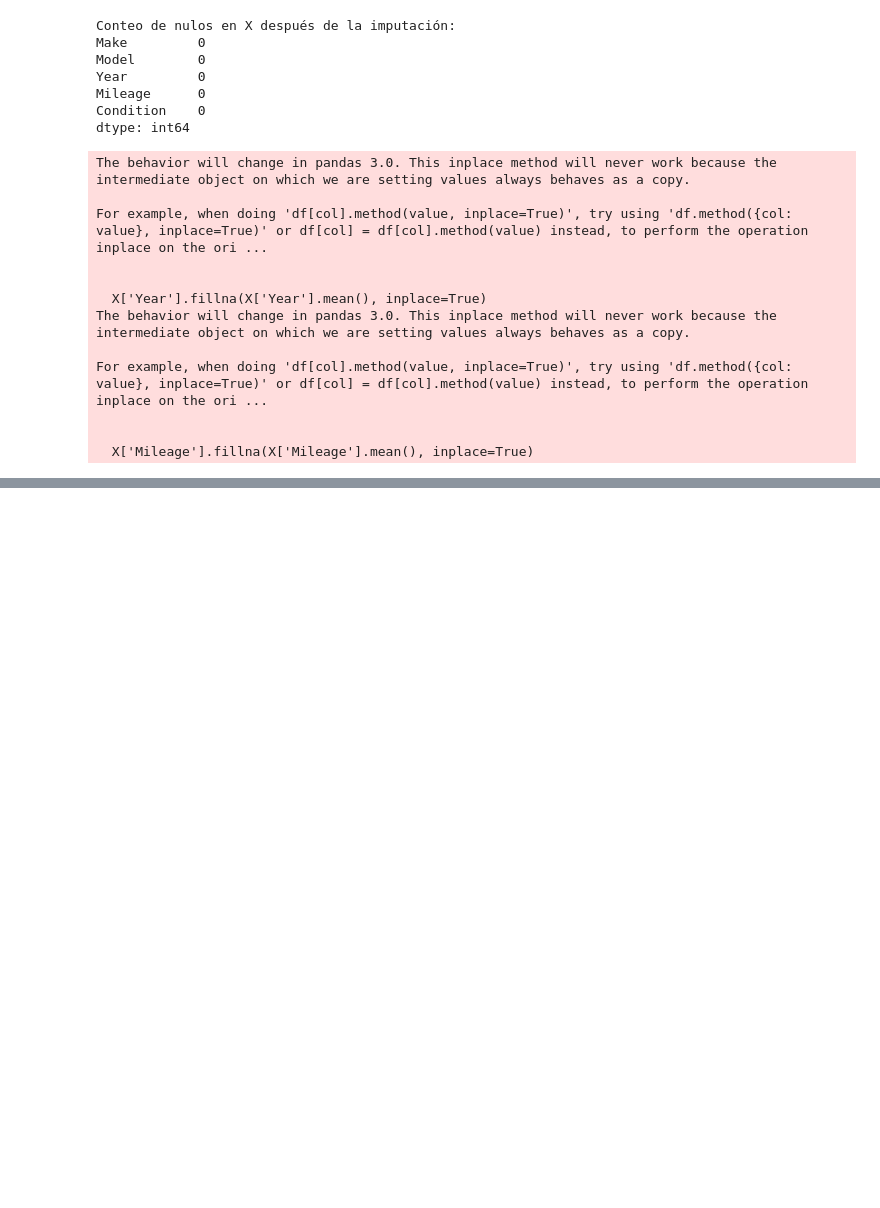
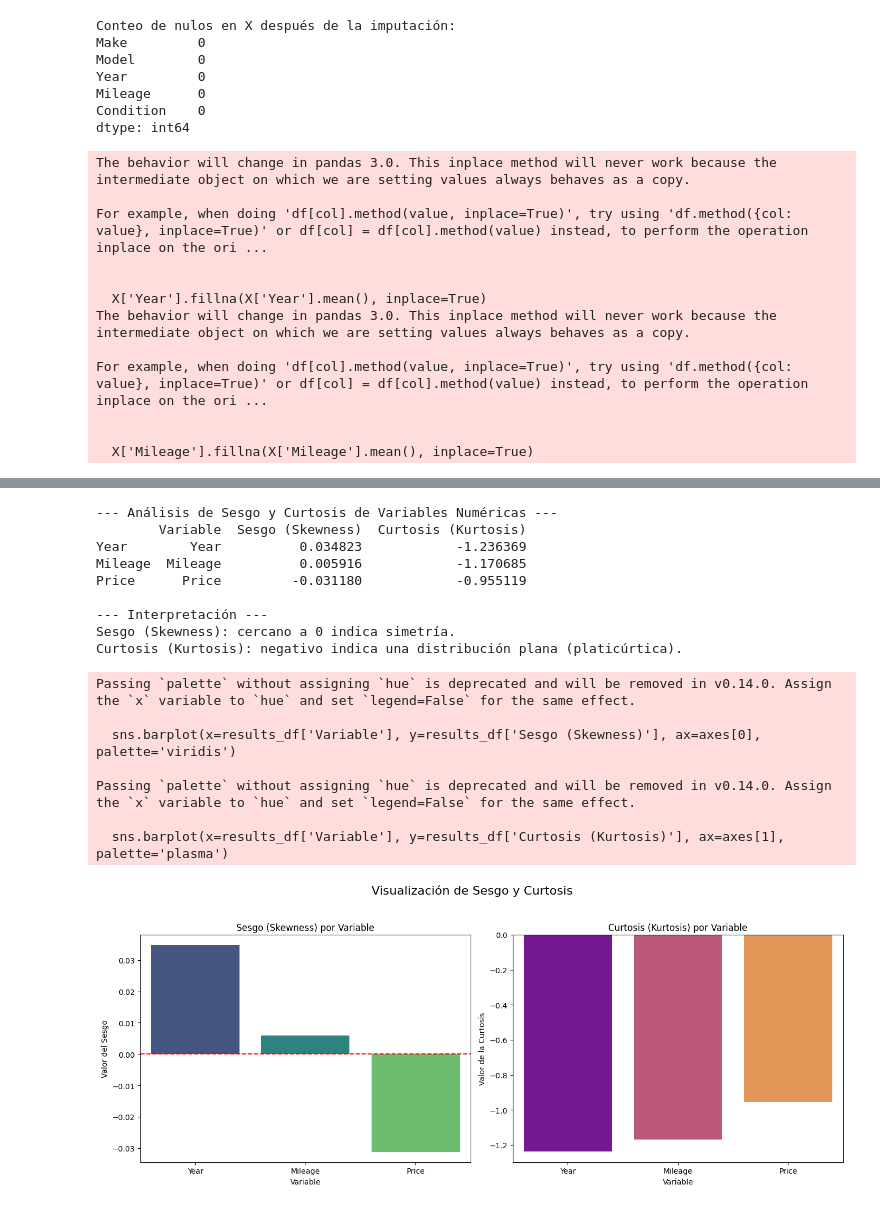
Before and after one commit to super-star-io/master-tasks, a Jupyter notebook: Estadistica Aplicada/Parcial01/tarea02/tarea_02.ipynb, the cells around one changed output, grey strips where cells are left out. Saved outputs shown, nothing was run; the diff lists cells and outputs as text; code cells hidden in the pictures; blank space fills up the shorter version.

Commit message:
EDA to CarPrices ready

```diff
--- a/Estadistica Aplicada/Parcial01/tarea02/tarea_02.ipynb
+++ b/Estadistica Aplicada/Parcial01/tarea02/tarea_02.ipynb
@@ -126,0 +222,67 @@ DataFrame con Label Encoding:
+# %%
+import seaborn as sns
+# 3. Seleccionar solo las columnas numéricas para el análisis
+numerical_cols = df.select_dtypes(include=['number']).columns
+
+# 4. Calcular el sesgo (skewness) y la curtosis (kurtosis)
+skewness = df[numerical_cols].skew()
+kurtosis = df[numerical_cols].kurtosis()
+
+# 5. Crear un DataFrame para mostrar los resultados de forma clara
+results_df = pd.DataFrame({
+    'Variable': numerical_cols,
+    'Sesgo (Skewness)': skewness,
+    'Curtosis (Kurtosis)': kurtosis
+})
+
+# --- Impresión de Resultados y Conclusiones ---
+
+print("\n--- Análisis de Sesgo y Curtosis de Variables Numéricas ---")
+print(results_df)
+
+print("\n--- Interpretación ---")
+print("Sesgo (Skewness): cercano a 0 indica simetría.")
+print("Curtosis (Kurtosis): negativo indica una distribución plana (platicúrtica).")
+
+
+# --- Visualización de Sesgo y Curtosis ---
+
+# 6. Crear una figura con dos subplots
+fig, axes = plt.subplots(nrows=1, ncols=2, figsize=(14, 6))
+fig.suptitle('Visualización de Sesgo y Curtosis', fontsize=16)
+
+# Gráfico para el Sesgo
+sns.barplot(x=results_df['Variable'], y=results_df['Sesgo (Skewness)'], ax=axes[0], palette='viridis')
+axes[0].axhline(0, color='r', linestyle='--')
+axes[0].set_title('Sesgo (Skewness) por Variable')
+axes[0].set_ylabel('Valor del Sesgo')
+axes[0].set_xlabel('Variable')
+
+# Gráfico para la Curtosis
+sns.barplot(x=results_df['Variable'], y=results_df['Curtosis (Kurtosis)'], ax=axes[1], palette='plasma')
+axes[1].axhline(0, color='r', linestyle='--')
+axes[1].set_title('Curtosis (Kurtosis) por Variable')
+axes[1].set_ylabel('Valor de la Curtosis')
+axes[1].set_xlabel('Variable')
+
+# Ajustar diseño y mostrar los gráficos
+plt.tight_layout(rect=[0, 0.03, 1, 0.95])
+plt.show()
+# %% [output]
+--- Análisis de Sesgo y Curtosis de Variables Numéricas ---
+        Variable  Sesgo (Skewness)  Curtosis (Kurtosis)
+Year        Year          0.034823            -1.236369
+Mileage  Mileage          0.005916            -1.170685
+Price      Price         -0.031180            -0.955119
+
+--- Interpretación ---
+Sesgo (Skewness): cercano a 0 indica simetría.
+Curtosis (Kurtosis): negativo indica una distribución plana (platicúrtica).
+Passing `palette` without assigning `hue` is deprecated and will be removed in v0.14.0. Assign the `x` variable to `hue` and set `legend=False` for the same effect.
+
+  sns.barplot(x=results_df['Variable'], y=results_df['Sesgo (Skewness)'], ax=axes[0], palette='viridis')
+
+Passing `palette` without assigning `hue` is deprecated and will be removed in v0.14.0. Assign the `x` variable to `hue` and set `legend=False` for the same effect.
+
+  sns.barplot(x=results_df['Variable'], y=results_df['Curtosis (Kurtosis)'], ax=axes[1], palette='plasma')
+[figure, added]
```
Also changed, not shown: parts of 9 cells of this notebook.
